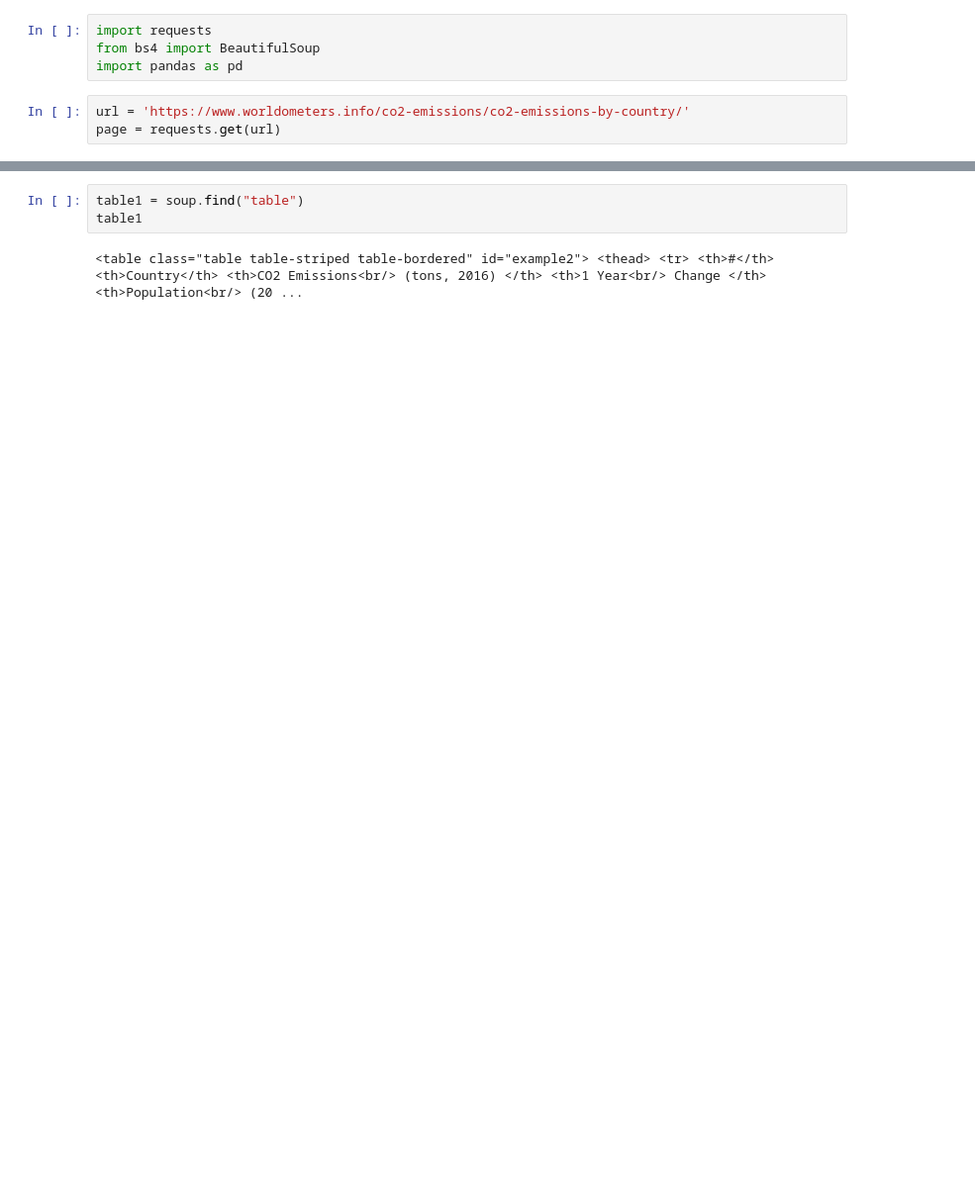
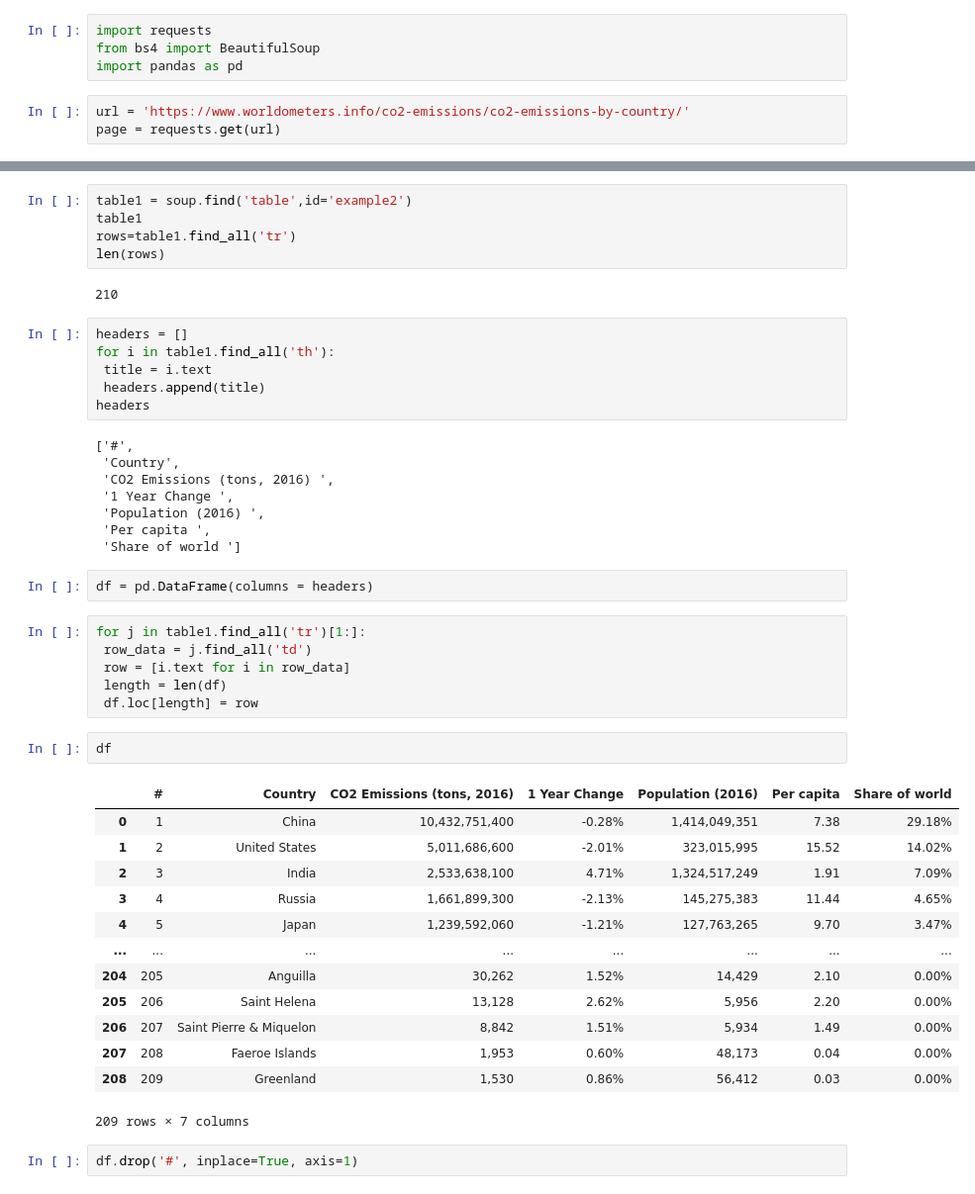
Before and after one commit to hiteshv0898/B9DA108_2223_TMD1, a Jupyter notebook: CA2_B9DA108_2223_TMD1S_Hitesh_Vinjamuri.ipynb, the cells around one changed output, grey strips where cells are left out. Shown at 99% size. Cells and saved outputs as stored; diff of their text form; blank space fills up the shorter version.

```diff
--- a/CA2_B9DA108_2223_TMD1S_Hitesh_Vinjamuri.ipynb
+++ b/CA2_B9DA108_2223_TMD1S_Hitesh_Vinjamuri.ipynb
@@ -29,7 +29,49 @@ _qevents.push({
 qacct:"p-Pd9JxUkvV0m7q"
 });</script><noscript><div style="display:none;"><img alt="Quantcast" border="0" height="1" src="//pixel.quantserve.com/pixel/p-Pd9JxUkvV0m7q.gif" width="1"/></div></noscript><!-- End Quantcast tag -- ...
 # %%
-table1 = soup.find("table")
+table1 = soup.find('table',id='example2')
 table1
+rows=table1.find_all('tr')
+len(rows)
 # %% [output]
-<table class="table table-striped table-bordered" id="example2"> <thead> <tr> <th>#</th> <th>Country</th> <th>CO2 Emissions<br/> (tons, 2016) </th> <th>1 Year<br/> Change </th> <th>Population<br/> (20 ...
+210
+# %%
+headers = []
+for i in table1.find_all('th'):
+ title = i.text
+ headers.append(title)
+headers
+# %% [output]
+['#',
+ 'Country',
+ 'CO2 Emissions (tons, 2016) ',
+ '1 Year Change ',
+ 'Population (2016) ',
+ 'Per capita ',
+ 'Share of world ']
+# %%
+df = pd.DataFrame(columns = headers)
+# %%
+for j in table1.find_all('tr')[1:]:
+ row_data = j.find_all('td')
+ row = [i.text for i in row_data]
+ length = len(df)
+ df.loc[length] = row
+# %%
+df
+# %% [output]
+|  | # | Country | CO2 Emissions (tons, 2016) | 1 Year Change | Population (2016) | Per capita | Share of world |
+| 0 | 1 | China | 10,432,751,400 | -0.28% | 1,414,049,351 | 7.38 | 29.18% |
+| 1 | 2 | United States | 5,011,686,600 | -2.01% | 323,015,995 | 15.52 | 14.02% |
+| 2 | 3 | India | 2,533,638,100 | 4.71% | 1,324,517,249 | 1.91 | 7.09% |
+| 3 | 4 | Russia | 1,661,899,300 | -2.13% | 145,275,383 | 11.44 | 4.65% |
+| 4 | 5 | Japan | 1,239,592,060 | -1.21% | 127,763,265 | 9.70 | 3.47% |
+| ... | ... | ... | ... | ... | ... | ... | ... |
+| 204 | 205 | Anguilla | 30,262 | 1.52% | 14,429 | 2.10 | 0.00% |
+| 205 | 206 | Saint Helena | 13,128 | 2.62% | 5,956 | 2.20 | 0.00% |
+| 206 | 207 | Saint Pierre & Miquelon | 8,842 | 1.51% | 5,934 | 1.49 | 0.00% |
+| 207 | 208 | Faeroe Islands | 1,953 | 0.60% | 48,173 | 0.04 | 0.00% |
+| 208 | 209 | Greenland | 1,530 | 0.86% | 56,412 | 0.03 | 0.00% |
+209 rows × 7 columns
+# %%
+df.drop('#', inplace=True, axis=1)
```
Also changed, not shown: parts of 1 cell of this notebook.
